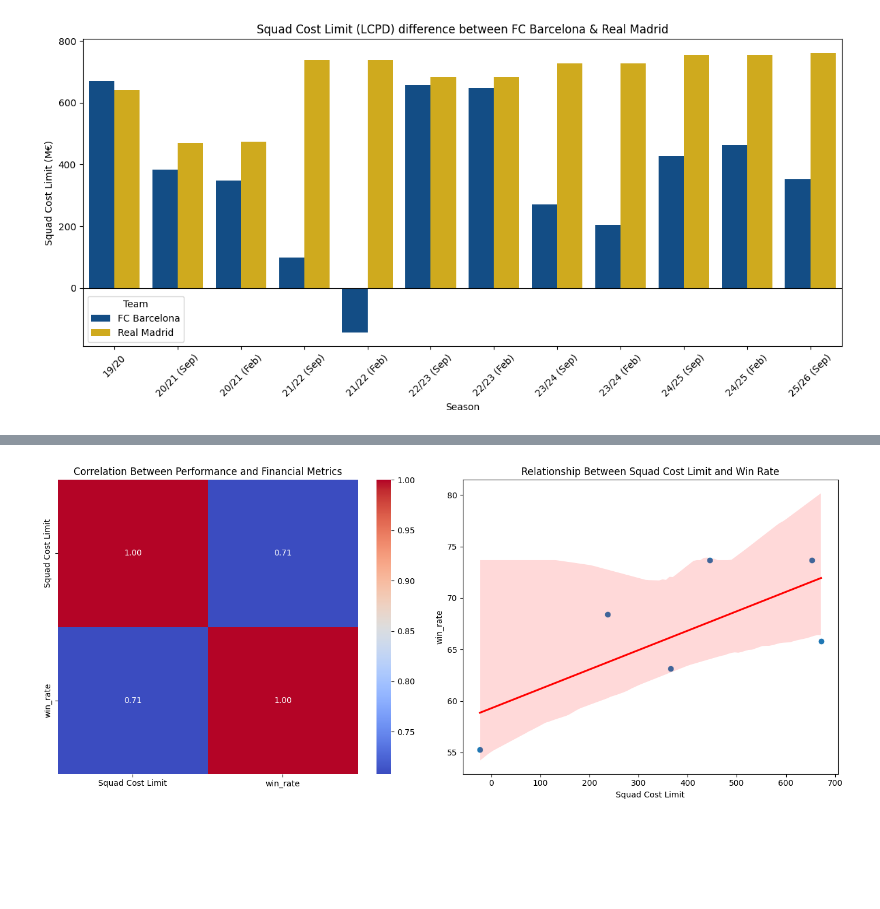
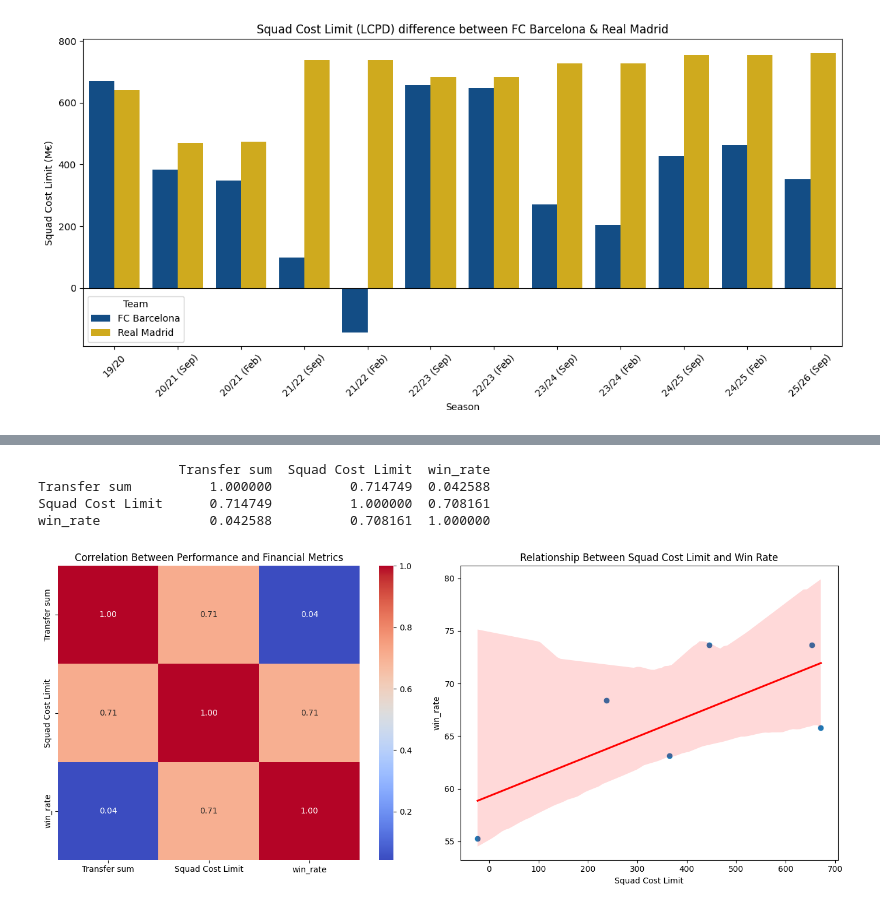
Before and after one commit to linhtran1003/fc-barcelona-performance-analysis, a Jupyter notebook: FCB_performance_analysis.ipynb, the cells around one changed output, grey strips where cells are left out. Saved outputs shown, nothing was run; the diff lists cells and outputs as text; code cells hidden in the pictures; blank space fills up the shorter version.

Commit message:
Updating visualizations and analysis

```diff
--- a/FCB_performance_analysis.ipynb
+++ b/FCB_performance_analysis.ipynb
@@ -124,12 +141,15 @@ fig.write_html("./outputs/html/goals_vs_ga.html")
 # %%
 ## ========== PLOT 3: Goals and Expected Goals ==========
 plt.figure(figsize=(12, 6))
-merged_df['Finishing_eff'] = merged_df['GF'] / merged_df['xG']
+
+merged_df['Finishing_eff'] = (merged_df['GF'] / merged_df['xG']).round(2)
+
 sns.barplot(x='Season', y='Finishing_eff', hue='Ball Situation', data=merged_df, palette=['#004D98','#A50044', '#EDBB00'])
 plt.axhline(1, color='gray', linestyle='--', label='Expected Level (xG = Goals)')
 plt.title('Barcelona Finishing Efficiency by Situation (La Liga)')
 plt.ylabel('Goals / xG')
 plt.legend(title='Situation')
+
 plt.tight_layout()
 plt.savefig("./outputs/figures/finishing_eff")
 # %% [output]
@@ -232,44 +278,44 @@ plt.savefig("./outputs/figures/squad_cost_limit")
 # %%
 ## ========== PLOT 3: Financial Constraints vs Team Performance ==========
-# remove duplicate rows because of multiple ball situations
+
+## Prepare data
 merged_df_single = merged_df.drop_duplicates(subset='Season').reset_index(drop=True)
-
-# keep only relevant columns for the correlation
 merged_df_single.drop(['Squad', 'Domestic Comp', 'Ball Situation', 'GF', 'GA', 'xG', 'xGA'], axis=1, inplace=True)
-
 merged_df_single['win_rate'] = (merged_df_single['Domestic W'] / merged_df_single['Domestic Match Played'] * 100).round(2)
-
-# keep only stats from 2019 to match with squad cost limit available data from La Liga
 merged_df_single = merged_df_single.drop(list(range(0, 5))).reset_index(drop=True)
 
-# take only rows of FC Barcelona from the squad cost limit dataset
+## FC Barcelona Squad Cost Limit
 fcb_df = df4[df4['Team'] == 'FC Barcelona'].copy()
 fcb_df['Season_std'] = fcb_df['Season'].str[:5]
 fcb_df.drop(['Season'], axis=1)
+fcb_df = (fcb_df.groupby('Season_std', as_index=False)[['Squad Cost Limit']] .mean())
+fcb_df.rename(columns={'Season_std' : 'Season'}, inplace=True)
 
-# take average squad cost limit throughout the season
-fcb_df = (fcb_df.groupby('Season_std', as_index=False)[['Squad Cost Limit']] .mean())
+## Merge
+correlation = merged_df_single.merge(fcb_df, on='Season', how='left')
+summary = correlation.merge(df5, on='Season', how='left')
+summary
+## Correlation
+numeric_cols = ['Transfer sum', 'Squad Cost Limit', 'win_rate' ]
+corr = summary[numeric_cols].corr()
+print(corr)
 
-fcb_df.rename(columns={'Season_std' : 'Season'}, inplace=True)
-correlation = merged_df_single.merge(fcb_df, on='Season', how='left')
+## Visualization
+fig, axes = plt.subplots(1, 2, figsize=(14,6))
 
-correlation = correlation.copy()
-# select numeric columns for correlation
-numeric_cols = [ 'Squad Cost Limit', 'win_rate']
-
-corr = correlation[numeric_cols].corr()
-
-# visualize the correlation
-fig, axes = plt.subplots(1, 2, figsize=(14,6))
 sns.heatmap(corr, annot=True, fmt=".2f", cmap='coolwarm', ax=axes[0])
 axes[0].set_title("Correlation Between Performance and Financial Metrics")
 
-# scatter + regression on the second subplot
-sns.scatterplot(data=correlation, x='Squad Cost Limit', y='win_rate', ax=axes[1], s=60)
-sns.regplot(data=correlation, x='Squad Cost Limit', y='win_rate', ax=axes[1], scatter=False, color='red')
-axes[1].set_title("Relationship Between Squad Cost Limit and Win Rate")
+ax = axes[1]
+sns.scatterplot(data=summary, x='Squad Cost Limit', y='win_rate', ax=ax, s=60)
+sns.regplot(data=summary, x='Squad Cost Limit', y='win_rate', ax=ax, scatter=False, color='red')
+ax.set_title("Relationship Between Squad Cost Limit and Win Rate")
 
 plt.tight_layout()
 plt.show()
 # %% [output]
+                  Transfer sum  Squad Cost Limit  win_rate
+Transfer sum          1.000000          0.714749  0.042588
+Squad Cost Limit      0.714749          1.000000  0.708161
+win_rate              0.042588          0.708161  1.000000
-[figure, old version]
+[figure, new version]
```
Also changed, not shown: parts of 19 cells of this notebook.
